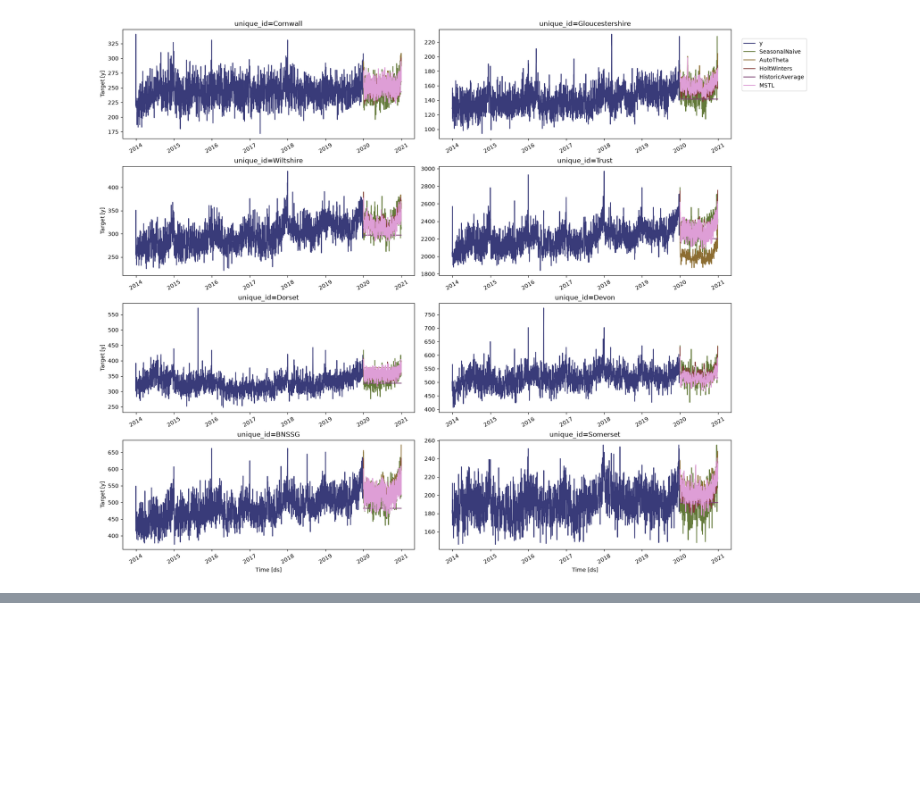
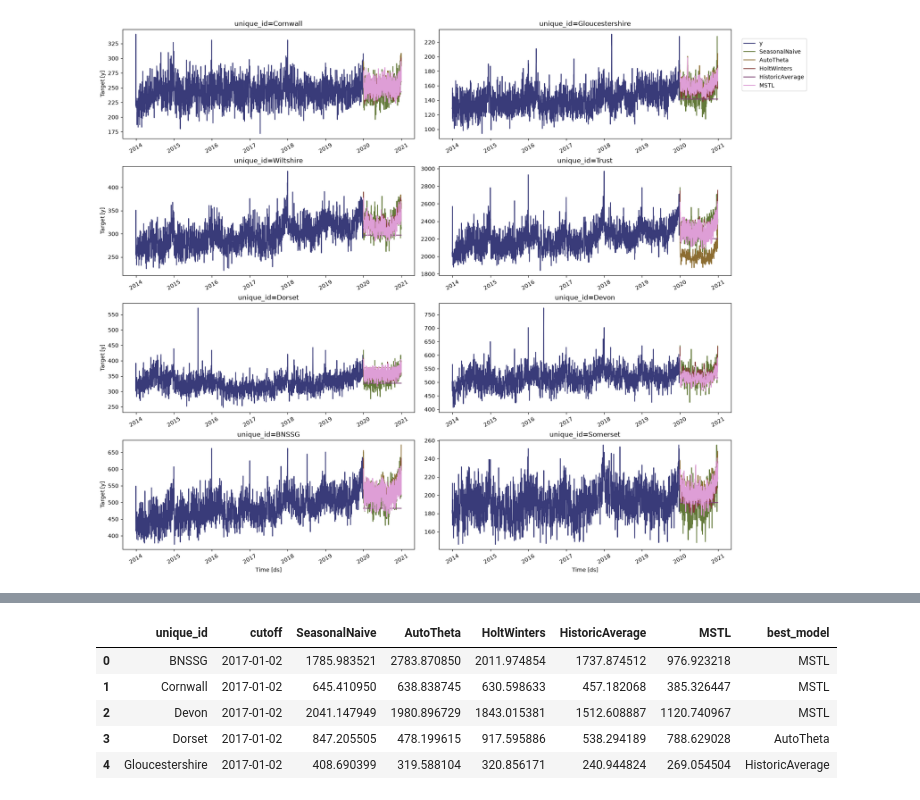
Before and after one commit to ambmodels/ambforecast-intern, a Jupyter notebook: statsforecast_ambulanceresponse.ipynb, the cells around one changed output, grey strips where cells are left out. Cells and saved outputs as stored; diff of their text form; code cells hidden in the pictures; blank space fills up the shorter version.

```diff
--- a/statsforecast_ambulanceresponse.ipynb
+++ b/statsforecast_ambulanceresponse.ipynb
@@ -261,0 +279,19 @@ sf.plot(df_filtered,forecasts_df)
+# %%
+# scoring each models evaluation
+def evaluate_cv(df_filtered, metric):
+    models = df_filtered.columns.drop(['unique_id', 'ds', 'y', 'cutoff']).tolist()
+    evals = evaluate(df_filtered, metrics=[metric], models=models)
+    evals = evals.drop(columns=['metric'])
+    evals['best_model'] = evals[models].idxmin(axis=1)
+    return evals
+
+# create a dataframe with the evaluation of cross-validation using a MSE metric
+evaluation_df = evaluate_cv(cv_df, mse)
+evaluation_df.head()
+# %% [output]
+|  | unique_id | cutoff | SeasonalNaive | AutoTheta | HoltWinters | HistoricAverage | MSTL | best_model |
+| 0 | BNSSG | 2017-01-02 | 1785.983521 | 2783.870850 | 2011.974854 | 1737.874512 | 976.923218 | MSTL |
+| 1 | Cornwall | 2017-01-02 | 645.410950 | 638.838745 | 630.598633 | 457.182068 | 385.326447 | MSTL |
+| 2 | Devon | 2017-01-02 | 2041.147949 | 1980.896729 | 1843.015381 | 1512.608887 | 1120.740967 | MSTL |
+| 3 | Dorset | 2017-01-02 | 847.205505 | 478.199615 | 917.595886 | 538.294189 | 788.629028 | AutoTheta |
+| 4 | Gloucestershire | 2017-01-02 | 408.690399 | 319.588104 | 320.856171 | 240.944824 | 269.054504 | HistoricAverage |
```
Also changed, not shown: parts of 2 cells of this notebook.
